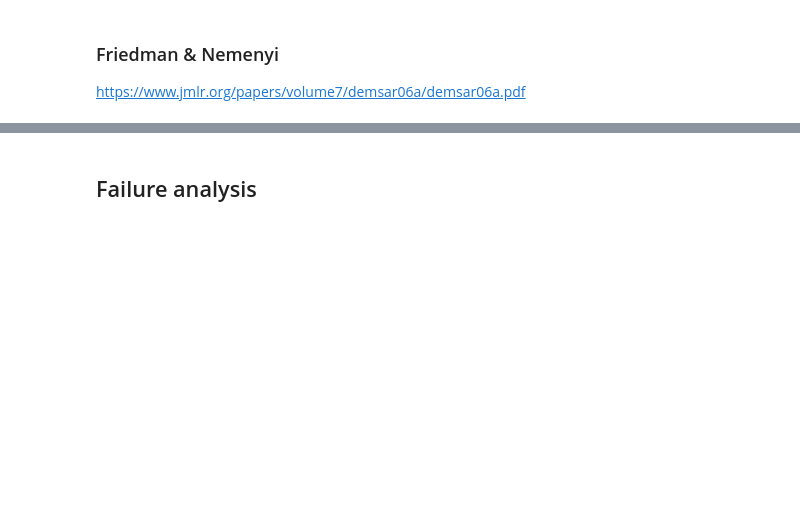
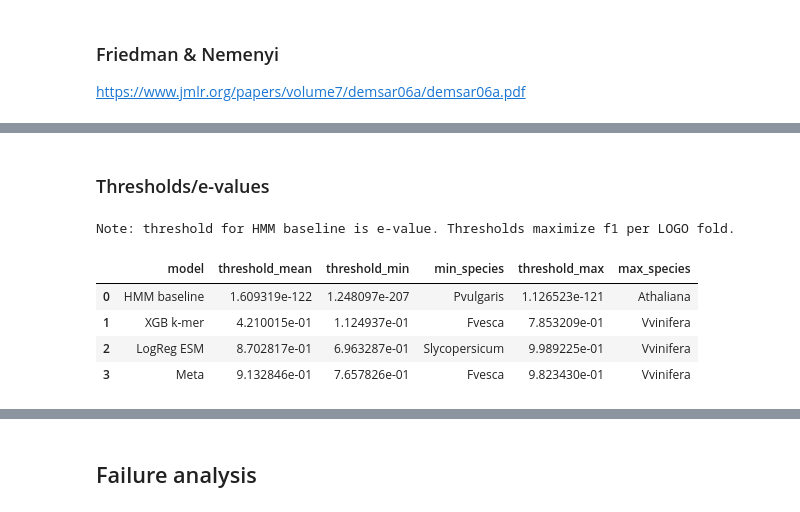
Before and after one commit to Kirk-KD/LRK10L-ML, a Jupyter notebook: notebooks/main.ipynb, the cells around one changed output, grey strips where cells are left out. Drawn from its saved outputs; the diff is of its cells as text; code cells hidden in the pictures; blank space fills up the shorter version.

Commit message:
Added overview results

```diff
--- a/notebooks/main.ipynb
+++ b/notebooks/main.ipynb
@@ -1565,0 +1575,34 @@ Recall: Friedman chi2=2.500, p=0.4753
+# %%
+model_results = {
+    'HMM baseline': hmm_fold_results,
+    'XGB k-mer': xgb_evaluator.results_df,
+    'LogReg ESM': logreg_evaluator.results_df,
+    'Meta': meta_evaluator.results_df
+}
+
+pr_auc_df = pd.DataFrame([{
+    'model': k,
+    'pr_auc_mean': v['test_pr_auc'].mean(),
+    'pr_auc_min': v['test_pr_auc'].min(),
+    'pr_auc_max': v['test_pr_auc'].max(),
+    'pr_auc_worst': v.loc[v['test_pr_auc'].idxmin(), 'species'],
+} for k, v in model_results.items()])
+display(pr_auc_df)
+
+precision_df = pd.DataFrame([{
+    'model': k,
+    'precision_mean': v['test_precision'].mean(),
+    'precision_min': v['test_precision'].min(),
+    'precision_max': v['test_precision'].max(),
+    'precision_worst': v.loc[v['test_precision'].idxmin(), 'species'],
+} for k, v in model_results.items()])
+display(precision_df)
+
+recall_df = pd.DataFrame([{
+    'model': k,
+    'recall_mean': v['test_recall'].mean(),
+    'recall_min': v['test_recall'].min(),
+    'recall_max': v['test_recall'].max(),
+    'recall_worst': v.loc[v['test_recall'].idxmin(), 'species'],
+} for k, v in model_results.items()])
+display(recall_df)
@@ -1565,0 +1625,20 @@ Recall: Friedman chi2=2.500, p=0.4753
+# %% [markdown]
+### Thresholds/e-values
+# %%
+print('Note: threshold for HMM baseline is e-value. Thresholds maximize f1 per LOGO fold.')
+threshold_df = pd.DataFrame([{
+    'model': k,
+    'threshold_mean': v['threshold'].mean(),
+    'threshold_min': v['threshold'].min(),
+    'min_species': v.loc[v['threshold'].idxmin(), 'species'],
+    'threshold_max': v['threshold'].max(),
+    'max_species': v.loc[v['threshold'].idxmax(), 'species'],
+} for k, v in model_results.items()])
+threshold_df
+# %% [output]
+Note: threshold for HMM baseline is e-value. Thresholds maximize f1 per LOGO fold.
+|  | model | threshold_mean | threshold_min | min_species | threshold_max | max_species |
+| 0 | HMM baseline | 1.609319e-122 | 1.248097e-207 | Pvulgaris | 1.126523e-121 | Athaliana |
+| 1 | XGB k-mer | 4.210015e-01 | 1.124937e-01 | Fvesca | 7.853209e-01 | Vvinifera |
+| 2 | LogReg ESM | 8.702817e-01 | 6.963287e-01 | Slycopersicum | 9.989225e-01 | Vvinifera |
+| 3 | Meta | 9.132846e-01 | 7.657826e-01 | Fvesca | 9.823430e-01 | Vvinifera |
```
Also changed, not shown: parts of 49 cells of this notebook, 2 other files.
